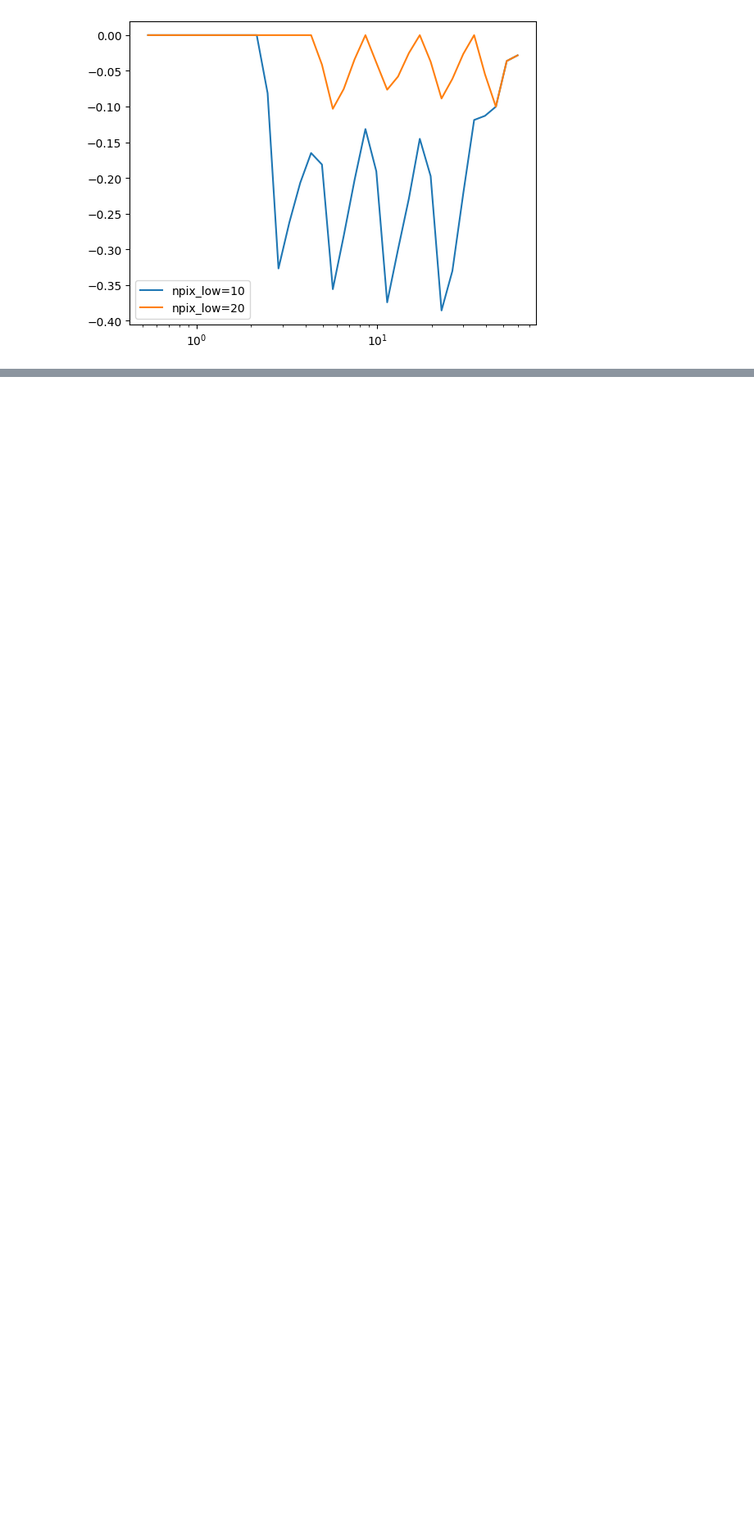
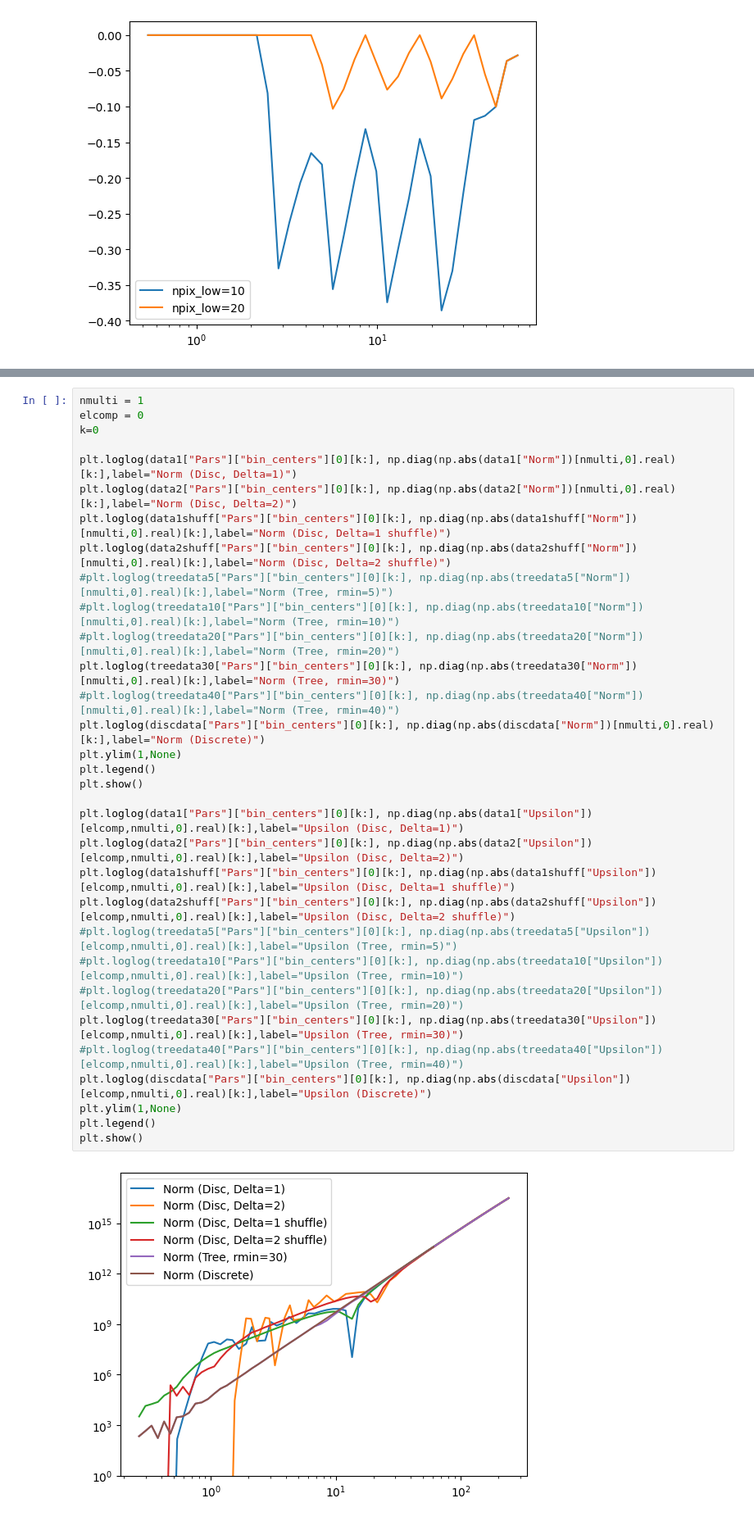
Before and after one commit to lporth93/orpheus, a Jupyter notebook: Tutorials_private/Tutorial_Basic.ipynb, the cells around one changed output, grey strips where cells are left out. Shown at 82% size. Cells and saved outputs as stored; diff of their text form; blank space fills up the shorter version.

```diff
--- a/Tutorials_private/Tutorial_Basic.ipynb
+++ b/Tutorials_private/Tutorial_Basic.ipynb
@@ -785,0 +1035,34 @@ plt.show()
+# %%
+nmulti = 1
+elcomp = 0
+k=0
+
+plt.loglog(data1["Pars"]["bin_centers"][0][k:], np.diag(np.abs(data1["Norm"])[nmulti,0].real)[k:],label="Norm (Disc, Delta=1)")
+plt.loglog(data2["Pars"]["bin_centers"][0][k:], np.diag(np.abs(data2["Norm"])[nmulti,0].real)[k:],label="Norm (Disc, Delta=2)")
+plt.loglog(data1shuff["Pars"]["bin_centers"][0][k:], np.diag(np.abs(data1shuff["Norm"])[nmulti,0].real)[k:],label="Norm (Disc, Delta=1 shuffle)")
+plt.loglog(data2shuff["Pars"]["bin_centers"][0][k:], np.diag(np.abs(data2shuff["Norm"])[nmulti,0].real)[k:],label="Norm (Disc, Delta=2 shuffle)")
+#plt.loglog(treedata5["Pars"]["bin_centers"][0][k:], np.diag(np.abs(treedata5["Norm"])[nmulti,0].real)[k:],label="Norm (Tree, rmin=5)")
+#plt.loglog(treedata10["Pars"]["bin_centers"][0][k:], np.diag(np.abs(treedata10["Norm"])[nmulti,0].real)[k:],label="Norm (Tree, rmin=10)")
+#plt.loglog(treedata20["Pars"]["bin_centers"][0][k:], np.diag(np.abs(treedata20["Norm"])[nmulti,0].real)[k:],label="Norm (Tree, rmin=20)")
+plt.loglog(treedata30["Pars"]["bin_centers"][0][k:], np.diag(np.abs(treedata30["Norm"])[nmulti,0].real)[k:],label="Norm (Tree, rmin=30)")
+#plt.loglog(treedata40["Pars"]["bin_centers"][0][k:], np.diag(np.abs(treedata40["Norm"])[nmulti,0].real)[k:],label="Norm (Tree, rmin=40)")
+plt.loglog(discdata["Pars"]["bin_centers"][0][k:], np.diag(np.abs(discdata["Norm"])[nmulti,0].real)[k:],label="Norm (Discrete)")
+plt.ylim(1,None)
+plt.legend()
+plt.show()
+
+plt.loglog(data1["Pars"]["bin_centers"][0][k:], np.diag(np.abs(data1["Upsilon"])[elcomp,nmulti,0].real)[k:],label="Upsilon (Disc, Delta=1)")
+plt.loglog(data2["Pars"]["bin_centers"][0][k:], np.diag(np.abs(data2["Upsilon"])[elcomp,nmulti,0].real)[k:],label="Upsilon (Disc, Delta=2)")
+plt.loglog(data1shuff["Pars"]["bin_centers"][0][k:], np.diag(np.abs(data1shuff["Upsilon"])[elcomp,nmulti,0].real)[k:],label="Upsilon (Disc, Delta=1 shuffle)")
+plt.loglog(data2shuff["Pars"]["bin_centers"][0][k:], np.diag(np.abs(data2shuff["Upsilon"])[elcomp,nmulti,0].real)[k:],label="Upsilon (Disc, Delta=2 shuffle)")
+#plt.loglog(treedata5["Pars"]["bin_centers"][0][k:], np.diag(np.abs(treedata5["Upsilon"])[elcomp,nmulti,0].real)[k:],label="Upsilon (Tree, rmin=5)")
+#plt.loglog(treedata10["Pars"]["bin_centers"][0][k:], np.diag(np.abs(treedata10["Upsilon"])[elcomp,nmulti,0].real)[k:],label="Upsilon (Tree, rmin=10)")
+#plt.loglog(treedata20["Pars"]["bin_centers"][0][k:], np.diag(np.abs(treedata20["Upsilon"])[elcomp,nmulti,0].real)[k:],label="Upsilon (Tree, rmin=20)")
+plt.loglog(treedata30["Pars"]["bin_centers"][0][k:], np.diag(np.abs(treedata30["Upsilon"])[elcomp,nmulti,0].real)[k:],label="Upsilon (Tree, rmin=30)")
+#plt.loglog(treedata40["Pars"]["bin_centers"][0][k:], np.diag(np.abs(treedata40["Upsilon"])[elcomp,nmulti,0].real)[k:],label="Upsilon (Tree, rmin=40)")
+plt.loglog(discdata["Pars"]["bin_centers"][0][k:], np.diag(np.abs(discdata["Upsilon"])[elcomp,nmulti,0].real)[k:],label="Upsilon (Discrete)")
+plt.ylim(1,None)
+plt.legend()
+plt.show()
+# %% [output]
+[figure, added]
```
Also changed, not shown: parts of 116 cells of this notebook, 13 other files.
